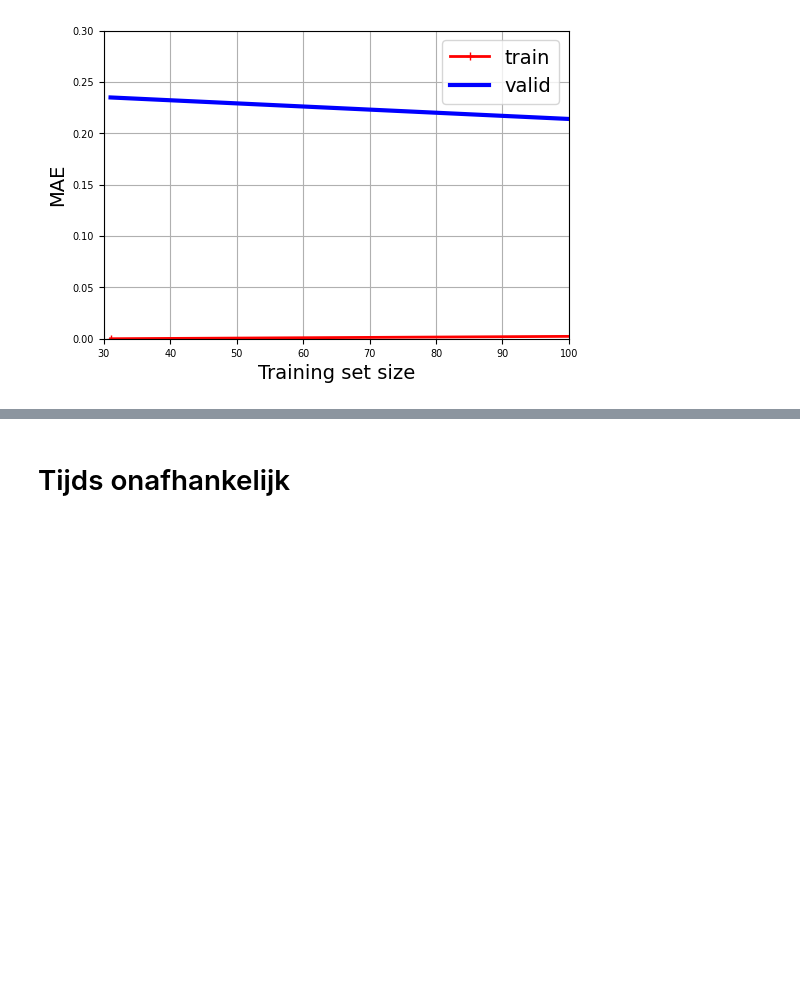
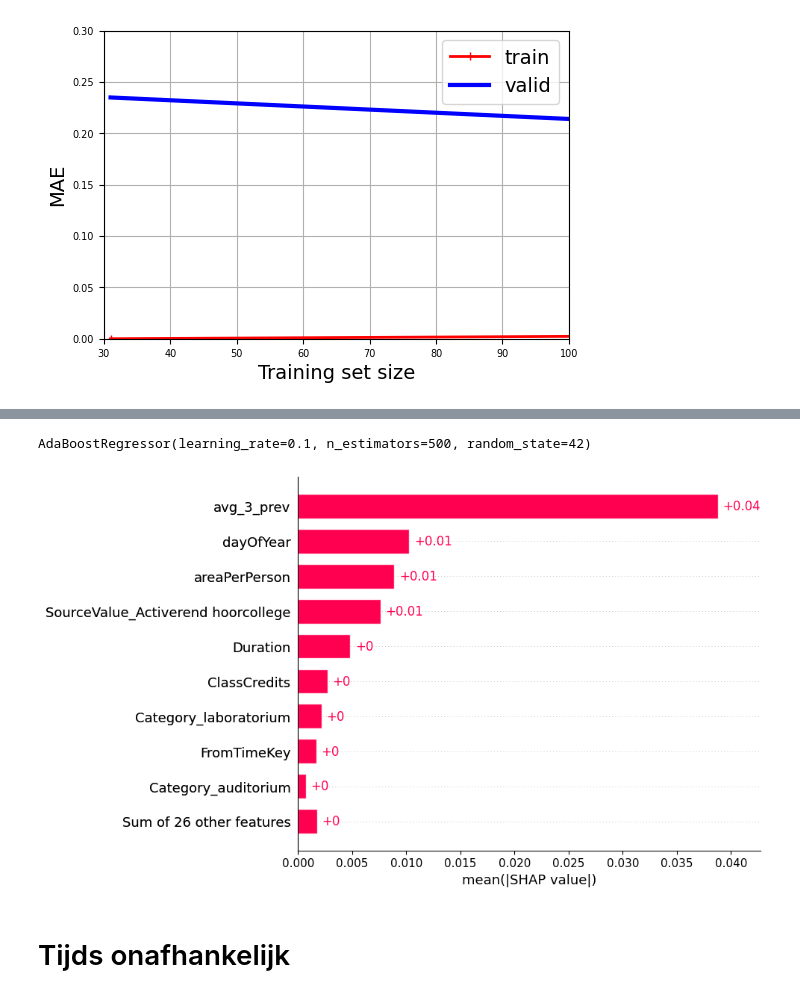
Before and after one commit to Arnz3/ml-project, a Jupyter notebook: werkje.ipynb, the cells around one changed output, grey strips where cells are left out. Drawn from its saved outputs; the diff is of its cells as text; code cells hidden in the pictures; blank space fills up the shorter version.

Commit message:
shapley values

```diff
--- a/werkje.ipynb
+++ b/werkje.ipynb
@@ -924,10 +1012,11 @@ MAE: 0.17378129313681237
 # %%
 from sklearn.model_selection import learning_curve
 
+best_ada = AdaBoostRegressor(learning_rate=0.1, n_estimators=500, random_state=42)
 
 ada = Pipeline([
     ("preprocessing", preprocessing),
-    ("adaboost", AdaBoostRegressor(learning_rate=0.1, n_estimators=500, random_state=42))
+    ("adaboost", best_ada)
 ])
 
 train_sizes, train_scores, valid_scores = learning_curve(
@@ -1007,0 +1129,7 @@ plt.show()
+# %%
+X_train_encoded = preprocessing.fit_transform(X_train)
+columns = preprocessing.get_feature_names_out()
+X_train_encoded = pd.DataFrame(X_train_encoded, columns=columns)
+
+X_train_encoded.columns = X_train_encoded.columns.str.replace("pipeline-1__", "").str.replace("pipeline-2__", "")
+X_train_encoded
@@ -1008,2 +1150,15 @@ plt.show()
+# %%
+best_ada.fit(X_train_encoded, y_train)
+# %% [output]
+AdaBoostRegressor(learning_rate=0.1, n_estimators=500, random_state=42)
+# %%
+import shap
+
+explainer = shap.Explainer(best_ada.predict, X_train_encoded)
+shap_values = explainer(X_train_encoded)
+# %%
+shap.plots.bar(shap_values)
+# %% [output]
+[figure, added]
 # %% [markdown]
 # Tijds onafhankelijk
```
Also changed, not shown: parts of 25 cells of this notebook, 6 other files.
